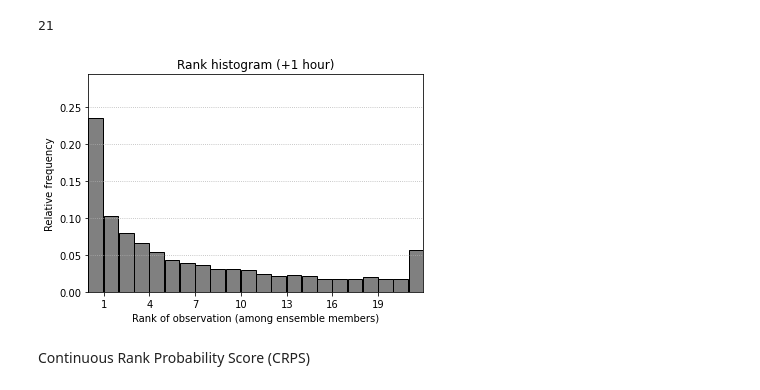
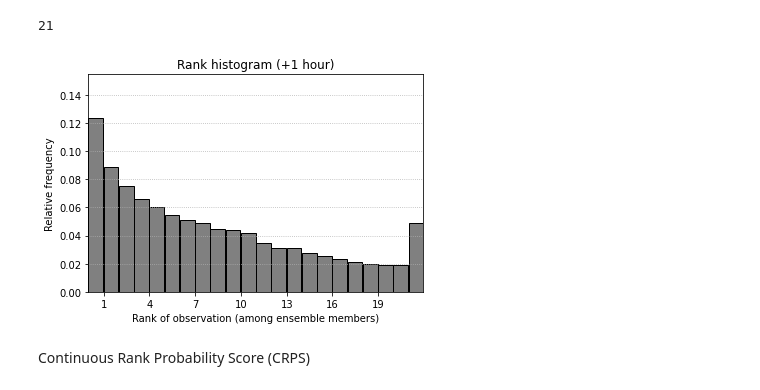
Before and after one commit to butoialexandra/Realistic-looking-rainfall-forecasts, a Jupyter notebook: verification.ipynb, the cells around one changed output. Cells and saved outputs as stored; diff of their text form; code cells hidden in the pictures.

```diff
--- a/verification.ipynb
+++ b/verification.ipynb
@@ -200,14 +202,14 @@ n_members
 # %% [output]
 21
 # %%
-rankhist = verification.rankhist_init(n_members, 0.01)
+rankhist = verification.rankhist_init(n_members, 0.1)
 verification.rankhist_accum(rankhist, pred_points.PREC.values, real_points.RR.values)
 fig, ax = plt.subplots()
 verification.plot_rankhist(rankhist, ax)
 ax.set_title("Rank histogram (+1 hour)")
 plt.show()
 # %% [output]
-[figure, old version]
+[figure, new version]
 # %% [markdown]
 Continuous Rank Probability Score (CRPS)
 # %%
```
Also changed, not shown: parts of 20 cells of this notebook.
